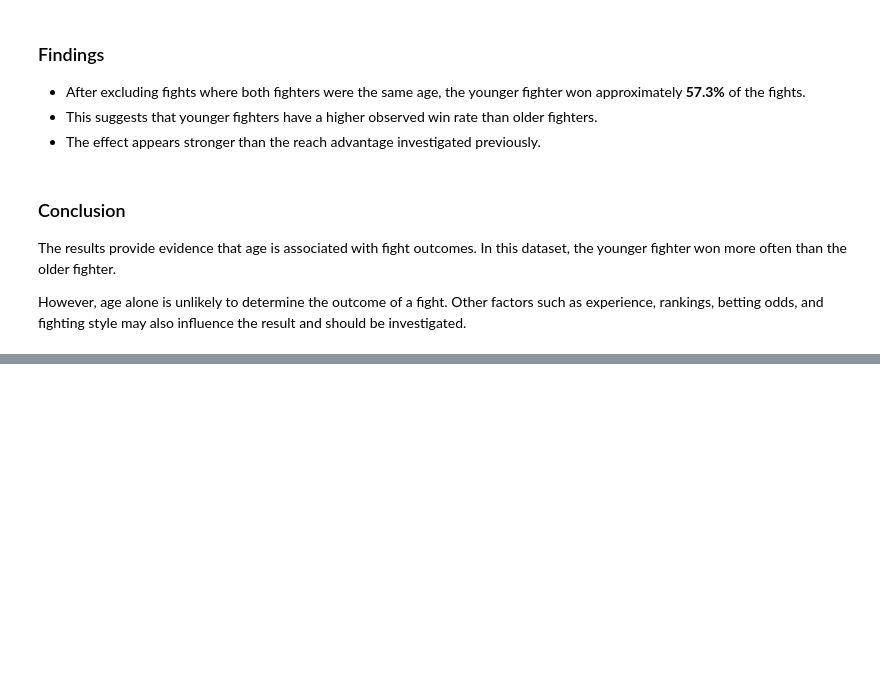
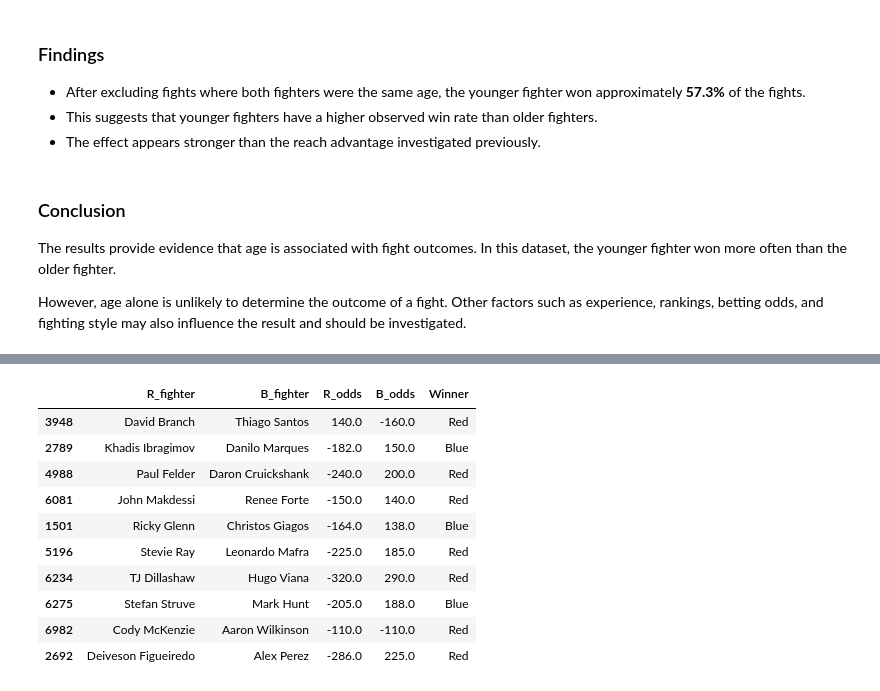
Before and after one commit to PrithviKaushik/fight-sense, a Jupyter notebook: notebooks/02_exploratory_data_analysis.ipynb, the cells around one changed output, grey strips where cells are left out. Cells and saved outputs as stored; diff of their text form; code cells hidden in the pictures; blank space fills up the shorter version.

```diff
--- a/notebooks/02_exploratory_data_analysis.ipynb
+++ b/notebooks/02_exploratory_data_analysis.ipynb
@@ -167,0 +226,14 @@ However, age alone is unlikely to determine the outcome of a fight. Other factor
+# %%
+ufc_data[['R_fighter','B_fighter','R_odds', 'B_odds', 'Winner']].sample(10, random_state=42)
+# %% [output]
+|  | R_fighter | B_fighter | R_odds | B_odds | Winner |
+| 3948 | David Branch | Thiago Santos | 140.0 | -160.0 | Red |
+| 2789 | Khadis Ibragimov | Danilo Marques | -182.0 | 150.0 | Blue |
+| 4988 | Paul Felder | Daron Cruickshank | -240.0 | 200.0 | Red |
+| 6081 | John Makdessi | Renee Forte | -150.0 | 140.0 | Red |
+| 1501 | Ricky Glenn | Christos Giagos | -164.0 | 138.0 | Blue |
+| 5196 | Stevie Ray | Leonardo Mafra | -225.0 | 185.0 | Red |
+| 6234 | TJ Dillashaw | Hugo Viana | -320.0 | 290.0 | Red |
+| 6275 | Stefan Struve | Mark Hunt | -205.0 | 188.0 | Blue |
+| 6982 | Cody McKenzie | Aaron Wilkinson | -110.0 | -110.0 | Red |
+| 2692 | Deiveson Figueiredo | Alex Perez | -286.0 | 225.0 | Red |
```
Also changed, not shown: parts of 28 cells of this notebook.
